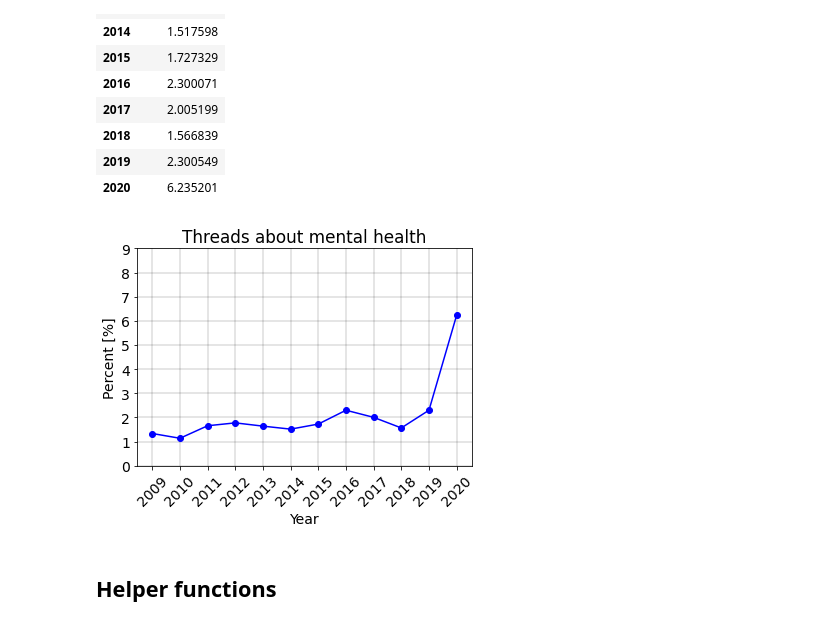
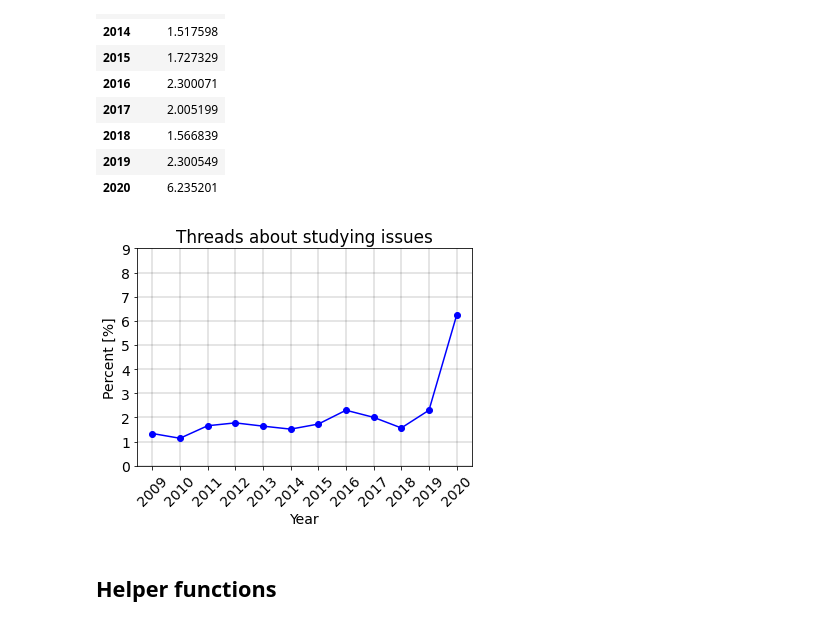
Before and after one commit to martinKindall/forum_analysis_wordclouds, a Jupyter notebook: Forum_analysis.ipynb, the cells around one changed output. Saved outputs shown, nothing was run; the diff lists cells and outputs as text; code cells hidden in the pictures.

```diff
--- a/Forum_analysis.ipynb
+++ b/Forum_analysis.ipynb
@@ -196,11 +196,11 @@ for year in last_decade_titles_count.index:
 resource_file = 'lemmatization-es.txt'
 lemmatiser_es = lemmatiser(create_lemma_dict(resource_file))
 # %%
-mental_health_keywords = ['ansiedad', 'desmotivación', 'estres', 'concentracion', 'deprimido', 'depresion',
+studying_issues_keywords = ['ansiedad', 'desmotivación', 'estres', 'concentracion', 'deprimido', 'depresion',
                              'animo', 'psicologica', 'mental', 'siquiatra', 'psicóloga', 'autocuidado',
                              'bienestar', 'frustración', 'concentrarme', 'motivacion']
-mental_health_lemmas = set(map(lemmatiser_es, map(cleanSingleString, mental_health_keywords)))
-mental_health_lemmas
+studying_issues_lemmas = set(map(lemmatiser_es, map(cleanSingleString, studying_issues_keywords)))
+studying_issues_lemmas
 # %% [output]
 {'animo',
  'ansiedad',
@@ -222,7 +222,7 @@ def lemmatizeSentence(sentence):
     return sentence.transform(lambda sentenceStr: " ".join(map(lemmatiser_es, sentenceStr.split(" "))))
 
 def isTopicOfInterest(sentenceSeries):
-    return sentenceSeries.transform(lambda sentence: 1 if any(map(lambda word: word in mental_health_lemmas, sentence.split(" "))) else 0)
+    return sentenceSeries.transform(lambda sentence: 1 if any(map(lambda word: word in studying_issues_lemmas, sentence.split(" "))) else 0)
 
 
 textClassified = mergedTitlesAndBodyCleaned[['titleAndText']].apply(lemmatizeSentence).apply(isTopicOfInterest)
@@ -275,14 +275,14 @@ percentageOfClassifiedThreads
 # %%
 plt.plot(percentageOfClassifiedThreads, 'b-o')
 plt.xticks(np.arange(2009, 2021, step=1), rotation=45)
 plt.yticks(np.arange(0, 10, step=1))
 plt.xlabel("Year")
 plt.ylabel("Percent [%]")
-plt.title("Threads about mental health")
+plt.title("Threads about studying issues")
 plt.grid(color='k', linestyle='-', linewidth=0.2)
 plt.show()
 # %% [output]
-[figure, old version]
+[figure, new version]
 # %% [markdown]
 ## Helper functions
 # %%
```
